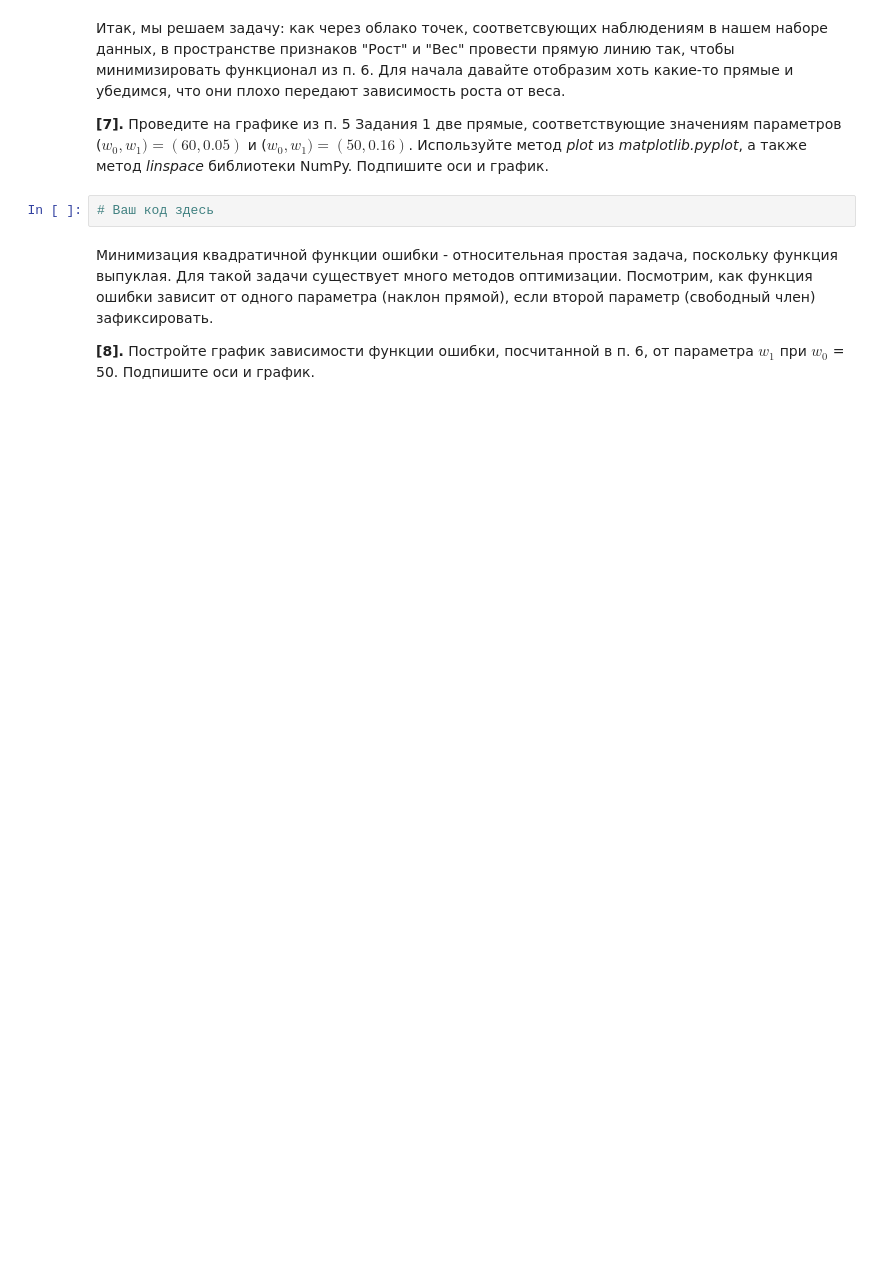
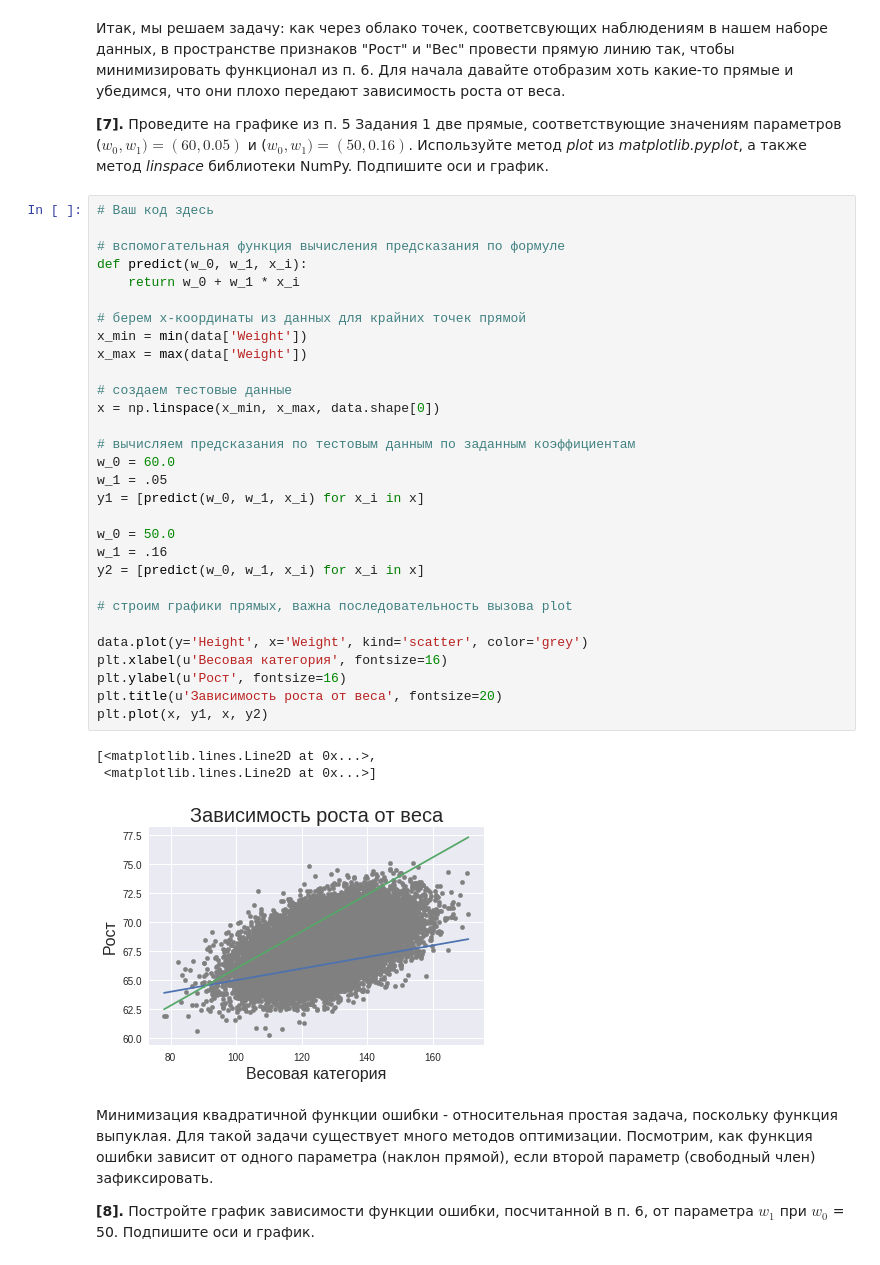
Before and after one commit to MacJei/coursera-cmp2, a Jupyter notebook: w1/peer_review_linreg_height_weight.ipynb, the cells around one changed output. Saved outputs shown, nothing was run; the diff lists cells and outputs as text; blank space fills up the shorter version.

```diff
--- a/w1/peer_review_linreg_height_weight.ipynb
+++ b/w1/peer_review_linreg_height_weight.ipynb
@@ -160,8 +172,40 @@ $$error(w_0, w_1) = \sum_{i=1}^n {(y_i - (w_0 + w_1 * x_i))}^2 $$
 Итак, мы решаем задачу: как через облако точек, соответсвующих наблюдениям в нашем наборе данных, в пространстве признаков "Рост" и "Вес" провести прямую линию так, чтобы минимизировать функционал из п. 6. Для начала давайте отобразим хоть какие-то прямые и убедимся, что они плохо передают зависимость роста от веса.
 
 **[7].** Проведите на графике из п. 5 Задания 1 две прямые, соответствующие значениям параметров ($w_0, w_1) = (60, 0.05)$ и ($w_0, w_1) = (50, 0.16)$. Используйте метод *plot* из *matplotlib.pyplot*, а также метод *linspace* библиотеки NumPy. Подпишите оси и график.
-# %%
-# Ваш код здесь
+# %%
+# Ваш код здесь
+
+# вспомогательная функция вычисления предсказания по формуле
+def predict(w_0, w_1, x_i):
+    return w_0 + w_1 * x_i
+
+# берем х-координаты из данных для крайних точек прямой
+x_min = min(data['Weight'])
+x_max = max(data['Weight'])
+
+# создаем тестовые данные
+x = np.linspace(x_min, x_max, data.shape[0])
+
+# вычисляем предсказания по тестовым данным по заданным коэффициентам
+w_0 = 60.0
+w_1 = .05
+y1 = [predict(w_0, w_1, x_i) for x_i in x]
+
+w_0 = 50.0
+w_1 = .16
+y2 = [predict(w_0, w_1, x_i) for x_i in x]
+
+# строим графики прямых, важна последовательность вызова plot
+
+data.plot(y='Height', x='Weight', kind='scatter', color='grey')
+plt.xlabel(u'Весовая категория', fontsize=16)
+plt.ylabel(u'Рост', fontsize=16)
+plt.title(u'Зависимость роста от веса', fontsize=20)
+plt.plot(x, y1, x, y2)
+# %% [output]
+[<matplotlib.lines.Line2D at 0x...>,
+ <matplotlib.lines.Line2D at 0x...>]
+[figure, added]
 # %% [markdown]
 Минимизация квадратичной функции ошибки - относительная простая задача, поскольку функция выпуклая. Для такой задачи существует много методов оптимизации. Посмотрим, как функция ошибки зависит от одного параметра (наклон прямой), если второй параметр (свободный член) зафиксировать.
 
```
Also changed, not shown: parts of 6 cells of this notebook.
